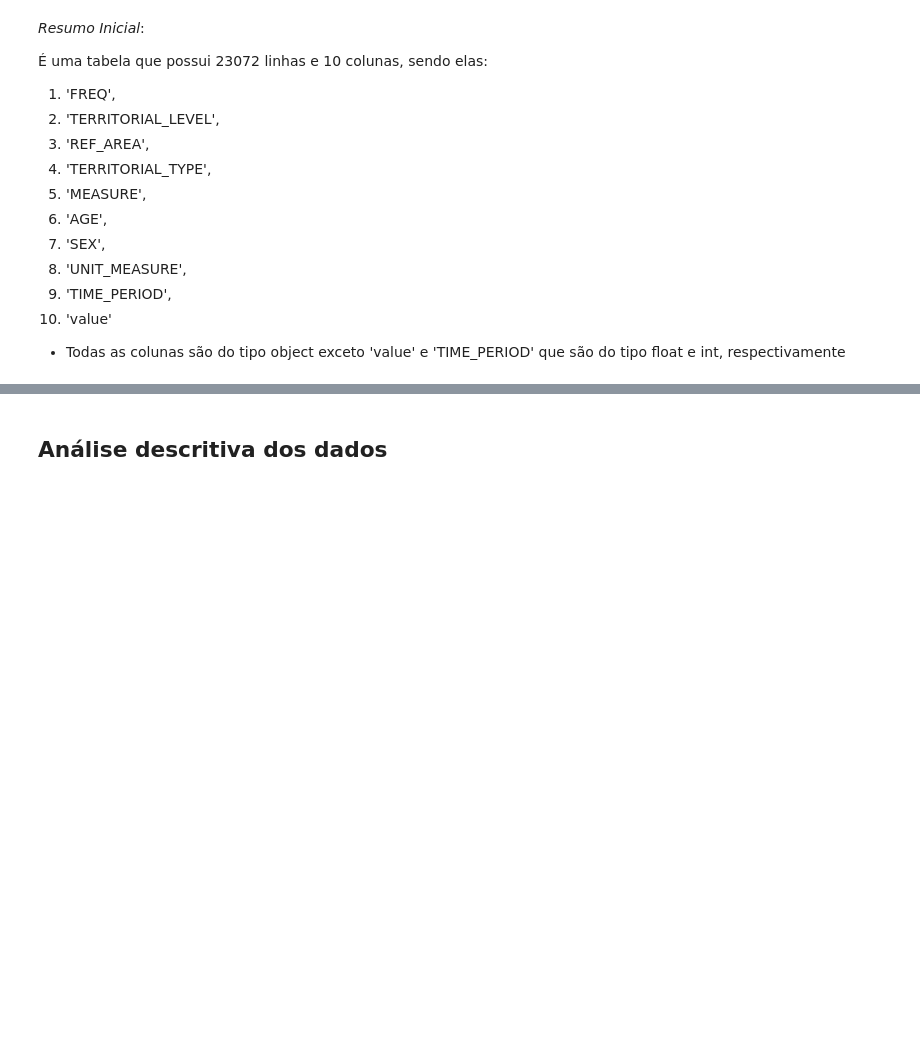
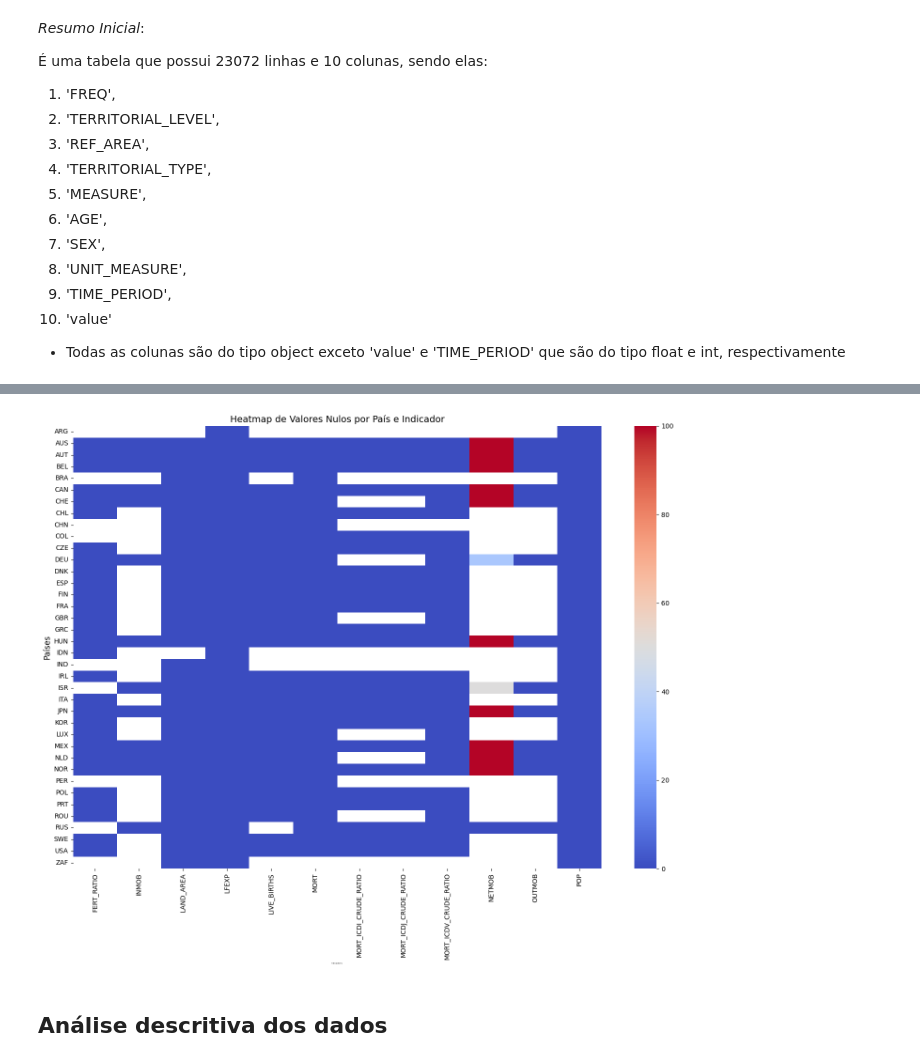
Before and after one commit to caiolamego/TrabalhoSBD2, a Jupyter notebook: base_dados/Resultados/analise_DEMOGRAPHY.ipynb, the cells around one changed output, grey strips where cells are left out. Cells and saved outputs as stored; diff of their text form; code cells hidden in the pictures; blank space fills up the shorter version.

```diff
--- a/base_dados/Resultados/analise_DEMOGRAPHY.ipynb
+++ b/base_dados/Resultados/analise_DEMOGRAPHY.ipynb
@@ -70,3 +100,28 @@ dm.shape
+# %%
+import numpy as np
+import seaborn as sns
+
+
+percentual_nulos = (
+    nulos.groupby(['REF_AREA', 'MEASURE'])['value']
+    .apply(lambda x: x.isnull().mean() * 100)
+    .sort_values(ascending=False)
+)
+# Reshape para formato de matriz
+pivot_nulos = percentual_nulos.reset_index().pivot(index='REF_AREA', columns='MEASURE', values='value')
+
+# Plotando o heatmap
+plt.figure(figsize=(15, 12))
+sns.heatmap(pivot_nulos, cmap='coolwarm', annot=False, cbar=True)
+plt.title('Heatmap de Valores Nulos por País e Indicador', fontsize=14)
+plt.xlabel('Indicadores', fontsize=3)
+plt.ylabel('Países', fontsize=12)
+plt.xticks(rotation=90, fontsize=10)
+plt.yticks(fontsize=10)
+plt.tight_layout()
+plt.show()
+# %% [output]
+[figure, added]
 # %% [markdown]
 ## Análise descritiva dos dados
 # %% [markdown]
```
Also changed, not shown: parts of 2 cells of this notebook, 1 other file.
